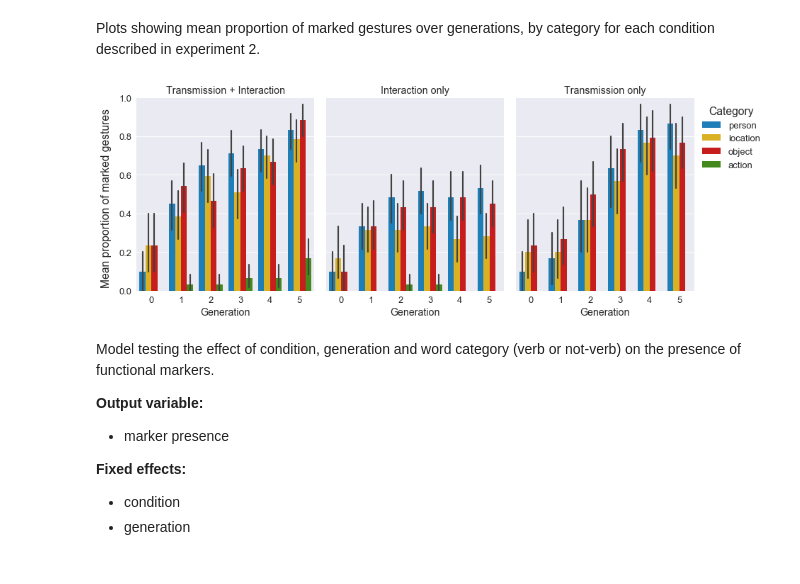
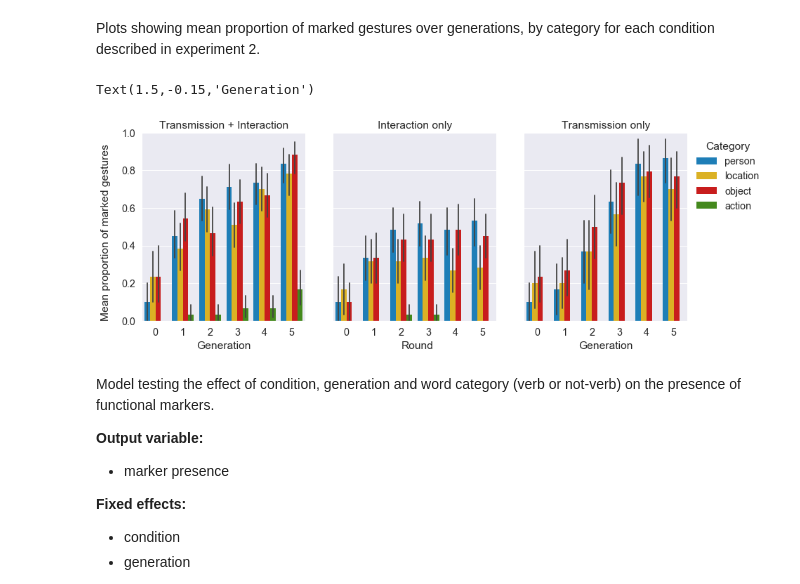
Before and after one commit to ymotamedi/asll-analysis, a Jupyter notebook: notebooks/systematicity_results.ipynb, the cells around one changed output. Cells and saved outputs as stored; diff of their text form; code cells hidden in the pictures.

```diff
--- a/notebooks/systematicity_results.ipynb
+++ b/notebooks/systematicity_results.ipynb
@@ -23,7 +23,7 @@ chain_colours = sns.color_palette('hls')
 sns.set(font_scale=1.3)
 
 # set linewidth
-sns.set_context(rc={"lines.linewidth":1.2})
+sns.set_context(rc={"lines.linewidth":1, "patch.linewidth": 0})
 # %%
 %%R
 
@@ -170,21 +171,26 @@ Plots showing mean proportion of marked gestures over generations, by category f
 # %%
 # plot marker presence against generation, with target category as hue, and condition for each plot
 
 mPres_ex2_plot = sns.factorplot(x='generation', y='markerPres', hue='ent_type', data=ex2,
                                 col='condition', legend=False,
               kind='bar', size = 5, aspect = 0.8, palette=cat_colours,
                                 hue_order =['person', 'location', 'object', 'action'],
                                   col_order = cols_order)
 
-mPres_ex2_plot.set(ylim=(0,1), xlabel='Generation', ylabel = '')
+mPres_ex2_plot.set(ylim=(0,1), xlabel='', ylabel = '')
 
 mPres_ex2_plot.set_titles('{col_name}' )
 
-plt.legend(title='Category', bbox_to_anchor=(1,1))
+plt.legend(title='Category', bbox_to_anchor=(1,1), framealpha=0)
 
-plt.text(-14.5,0.9, "Mean proportion of marked gestures", rotation=90)
+plt.text(-16,0.9, "Mean proportion of marked gestures", rotation=90)
+
+plt.text(-5, -0.15, 'Round')
+plt.text(-12.5, -0.15, 'Generation')
+plt.text(1.5, -0.15, 'Generation')
 # %% [output]
+Text(1.5,-0.15,'Generation')
-[figure, old version]
+[figure, new version]
 # %% [markdown]
 Model testing the effect of condition, generation and word category (verb or not-verb) on the presence of functional markers.
 
```
Also changed, not shown: parts of 5 cells of this notebook.
